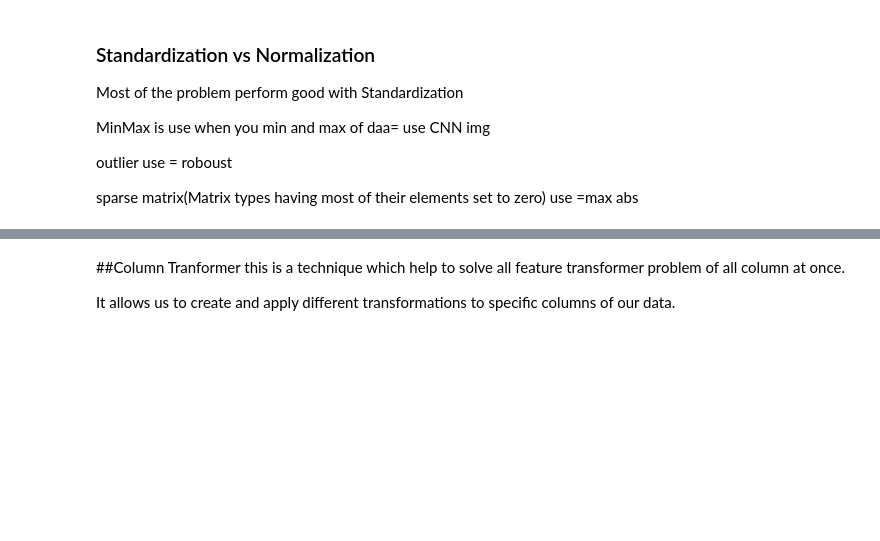
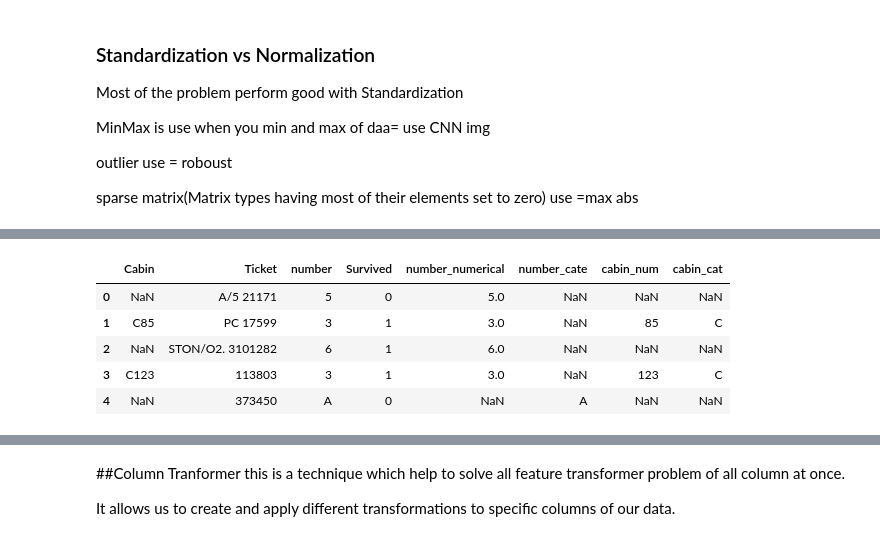
Before and after one commit to Avit-hodibu/feature_engineering, a Jupyter notebook: Feature_Engineering.ipynb, the cells around one changed output, grey strips where cells are left out. Drawn from its saved outputs; the diff is of its cells as text; code cells hidden in the pictures; blank space fills up the shorter version.

```diff
--- a/Feature_Engineering.ipynb
+++ b/Feature_Engineering.ipynb
@@ -703,0 +771,11 @@ sparse matrix(Matrix types having most of their elements set to zero) use =max a
+# %%
+df['cabin_num']=df['Cabin'].str.extract('(\d+)') # captures numerical part
+df['cabin_cat']=df['Cabin'].str[0] # capture the first letter
+df.head()
+# %% [output]
+|  | Cabin | Ticket | number | Survived | number_numerical | number_cate | cabin_num | cabin_cat |
+| 0 | NaN | A/5 21171 | 5 | 0 | 5.0 | NaN | NaN | NaN |
+| 1 | C85 | PC 17599 | 3 | 1 | 3.0 | NaN | 85 | C |
+| 2 | NaN | STON/O2. 3101282 | 6 | 1 | 6.0 | NaN | NaN | NaN |
+| 3 | C123 | 113803 | 3 | 1 | 3.0 | NaN | 123 | C |
+| 4 | NaN | 373450 | A | 0 | NaN | A | NaN | NaN |
```
Also changed, not shown: parts of 8 cells of this notebook.
